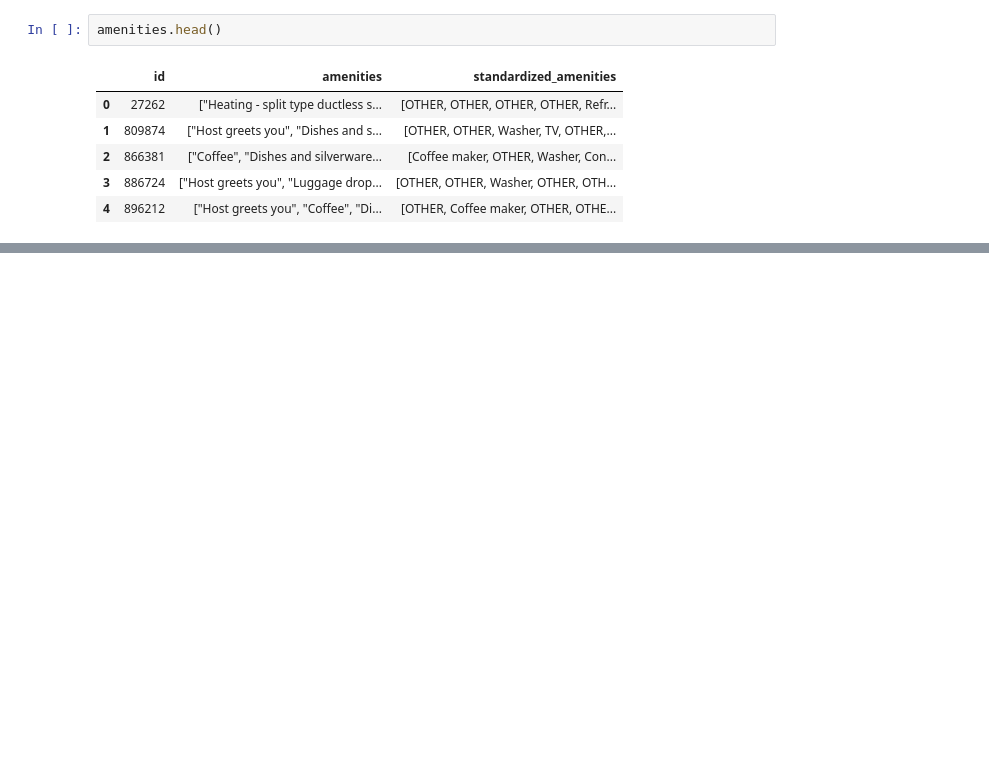
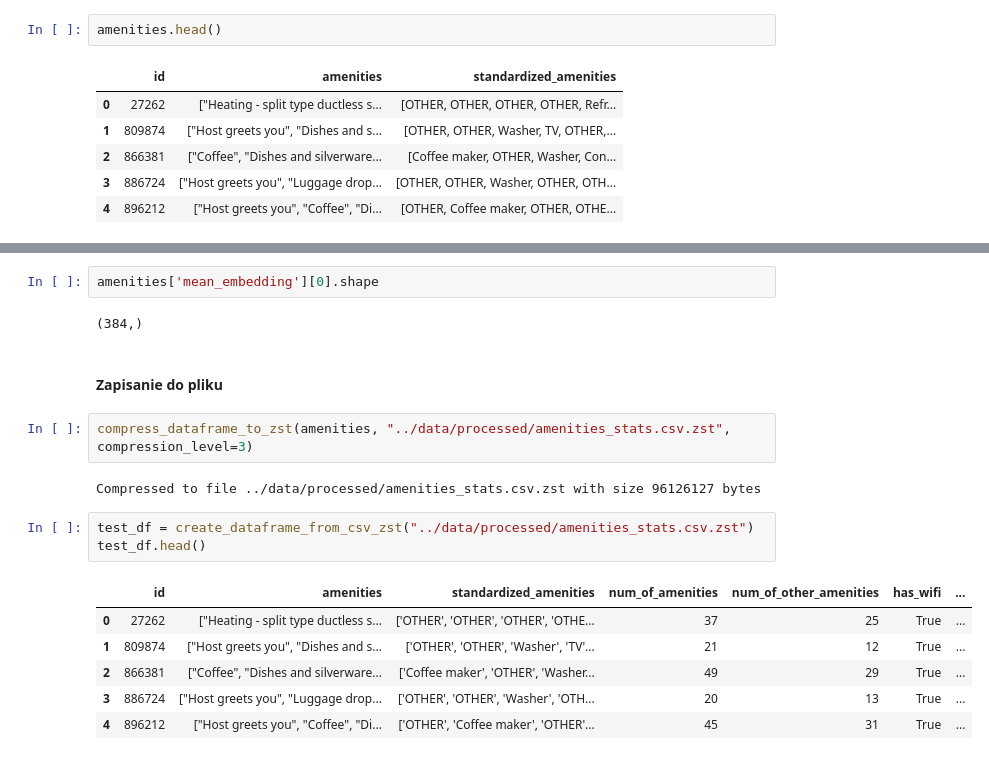
Before and after one commit to psiku/IUM-long-stay-insights, a Jupyter notebook: notebooks/amenities_processing.ipynb, the cells around one changed output, grey strips where cells are left out. Drawn from its saved outputs; the diff is of its cells as text; blank space fills up the shorter version.

```diff
--- a/notebooks/amenities_processing.ipynb
+++ b/notebooks/amenities_processing.ipynb
@@ -332,0 +388,20 @@ amenities.head()
+# %%
+amenities['mean_embedding'][0].shape
+# %% [output]
+(384,)
+# %% [markdown]
+#### Zapisanie do pliku
+# %%
+compress_dataframe_to_zst(amenities, "../data/processed/amenities_stats.csv.zst", compression_level=3)
+# %% [output]
+Compressed to file ../data/processed/amenities_stats.csv.zst with size 96126127 bytes
+# %%
+test_df = create_dataframe_from_csv_zst("../data/processed/amenities_stats.csv.zst")
+test_df.head()
+# %% [output]
+|  | id | amenities | standardized_amenities | num_of_amenities | num_of_other_amenities | has_wifi | ... |
+| 0 | 27262 | ["Heating - split type ductless s... | ['OTHER', 'OTHER', 'OTHER', 'OTHE... | 37 | 25 | True | ... |
+| 1 | 809874 | ["Host greets you", "Dishes and s... | ['OTHER', 'OTHER', 'Washer', 'TV'... | 21 | 12 | True | ... |
+| 2 | 866381 | ["Coffee", "Dishes and silverware... | ['Coffee maker', 'OTHER', 'Washer... | 49 | 29 | True | ... |
+| 3 | 886724 | ["Host greets you", "Luggage drop... | ['OTHER', 'OTHER', 'Washer', 'OTH... | 20 | 13 | True | ... |
+| 4 | 896212 | ["Host greets you", "Coffee", "Di... | ['OTHER', 'Coffee maker', 'OTHER'... | 45 | 31 | True | ... |
```
Also changed, not shown: parts of 9 cells of this notebook, 3 other files.
